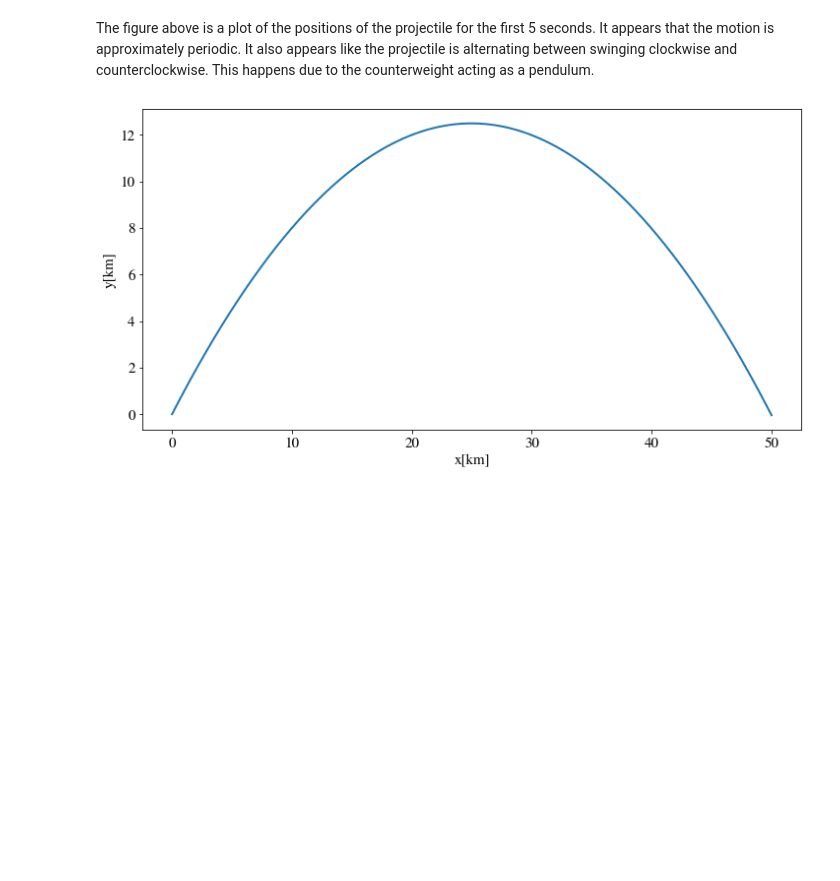
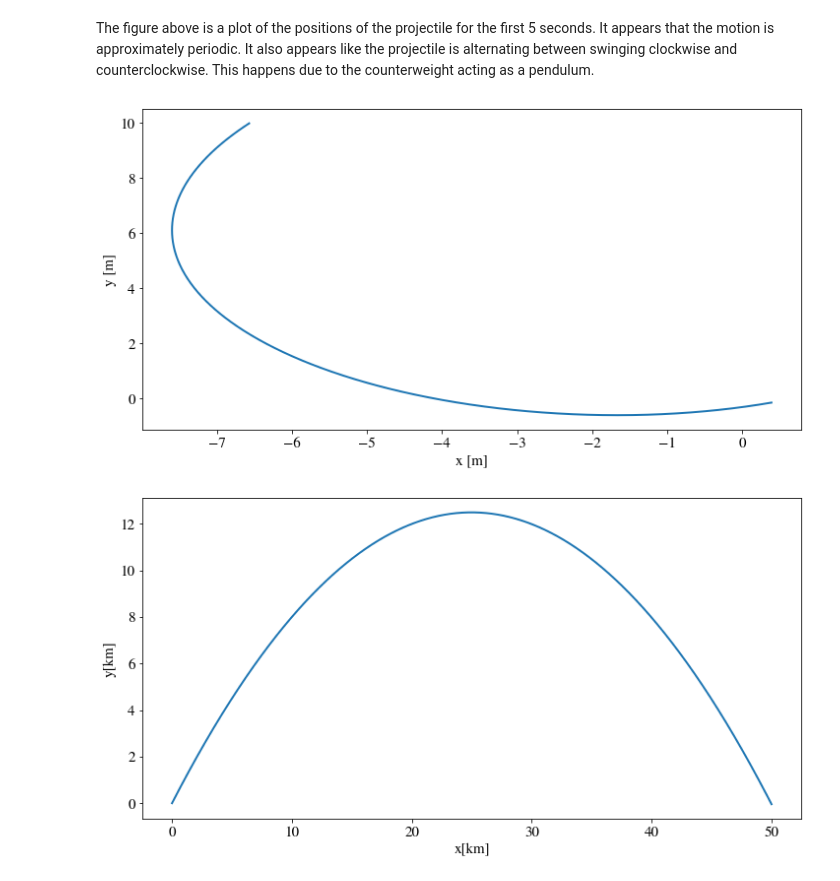
Before and after one commit to sindrelothe/TFY4345-project-2-H2021, a Jupyter notebook: Nummerisk prosjekt Sindre Lothe.ipynb, the cells around one changed output. Drawn from its saved outputs; the diff is of its cells as text; code cells hidden in the pictures; blank space fills up the shorter version.

```diff
--- a/Nummerisk prosjekt Sindre Lothe.ipynb
+++ b/Nummerisk prosjekt Sindre Lothe.ipynb
@@ -175,6 +175,16 @@ plt.show()
 [figure]
 # %% [markdown]
 The figure above is a plot of the positions of the projectile for the first 5 seconds. It appears that the motion is approximately periodic. It also appears like the projectile is alternating between swinging clockwise and counterclockwise. This happens due to the counterweight acting as a pendulum.
+# %%
+h: float = 0.001
+y_list = Runge_Kutta4_new_version(F_lambda_treb, y0_trebuchet, h, lambda y : y[0] < 0.1*np.pi)
+positions: np.ndarray = r2b_function(y_list[:, 0], y_list[:, 2], l2, l3, l4)
+plt.plot(positions[0, :], positions[1, :])
+plt.xlabel("x [m]")
+plt.ylabel("y [m]")
+plt.show()
+# %% [output]
+[figure, added]
 # %%
 v0 = 700
 theta0 = 45*np.pi/180
```
